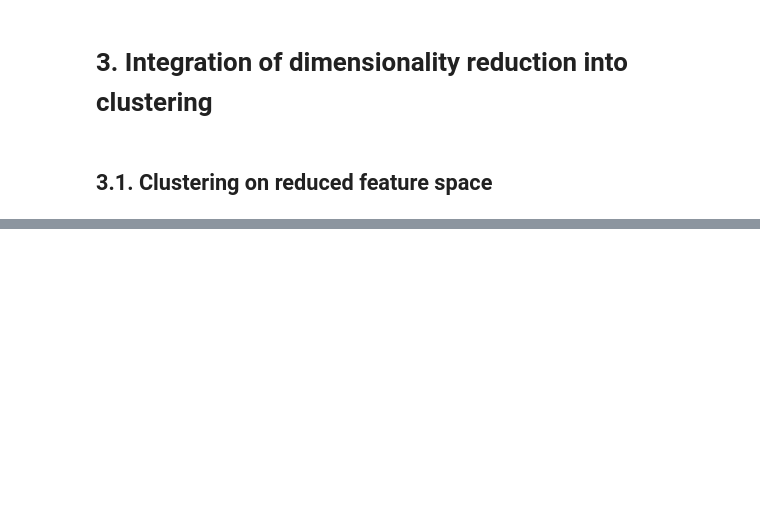
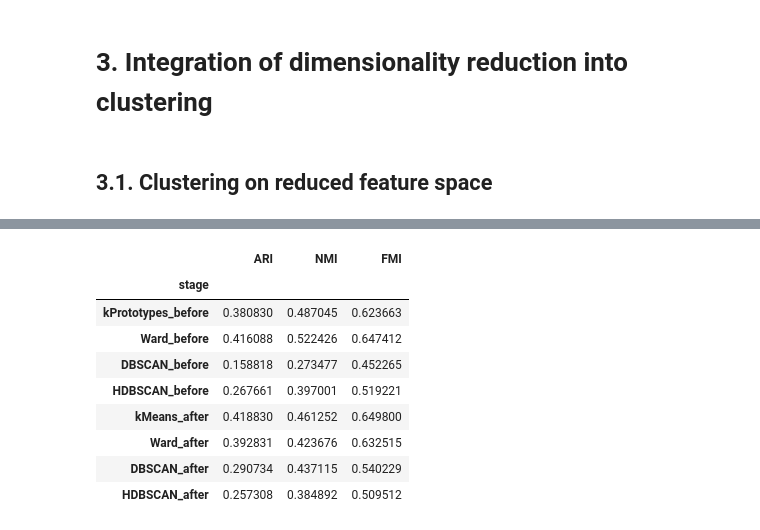
Before and after one commit to fehimecapar/Data-Science-For-Decision-Support, a Jupyter notebook: assignment4.ipynb, the cells around one changed output, grey strips where cells are left out. Saved outputs shown, nothing was run; the diff lists cells and outputs as text; code cells hidden in the pictures; blank space fills up the shorter version.

```diff
--- a/assignment4.ipynb
+++ b/assignment4.ipynb
@@ -1396,17 +1422,0 @@ Reduced-space labels computed: ['hc_ward_red', 'hc_avg_red', 'hc_compl_red', 'db
-# %%
-# Compare: how many objects stay in the same cluster
-rows = []
-for name_full, y_full in labels_full.items():
-    key = name_full.replace("_full","") + "_red"
-    if key in cluster_red:
-        treat_noise = any((x == -1) for x in y_full) or any((x == -1) for x in cluster_red[key])
-        m, r = best_overlap(y_full, cluster_red[key], treat_noise=treat_noise)
-        rows.append({
-            "method": name_full.replace("_full","").upper(),
-            "n_components(FAMD)": k_star,
-            "same_cluster_count": m,
-            "same_cluster_ratio": round(r, 3)
-        })
-
-comparison_df = pd.DataFrame(rows).sort_values("same_cluster_ratio", ascending=False)
-comparison_df
@@ -1577,0 +1558,67 @@ fig_tsne.show()
+# %%
+from sklearn.metrics import adjusted_rand_score, normalized_mutual_info_score, fowlkes_mallows_score
+from sklearn.metrics.cluster import contingency_matrix
+import numpy as np
+import pandas as pd
+
+y_true = df["Weight_bin"].values
+def ext_metrics(ytrue, ypred):
+    m = ypred != -1
+    if m.sum() == len(ypred):
+        return (adjusted_rand_score(ytrue, ypred),
+                normalized_mutual_info_score(ytrue, ypred),
+                fowlkes_mallows_score(ytrue, ypred))
+    elif m.sum() >= 2 and len(set(ypred[m])) > 1:
+        return (adjusted_rand_score(ytrue[m], ypred[m]),
+                normalized_mutual_info_score(ytrue[m], ypred[m]),
+                fowlkes_mallows_score(ytrue[m], ypred[m]))
+    else:
+        return (np.nan, np.nan, np.nan)
+
+agree_df = pd.DataFrame([
+    ["kPrototypes_before", *ext_metrics(y_true, labels_kp)],
+    ["Ward_before",        *ext_metrics(y_true, labels_ward)],
+    ["DBSCAN_before",      *ext_metrics(y_true, labels_db)],
+    ["HDBSCAN_before",     *ext_metrics(y_true, labels_hdb)],
+    ["kMeans_after",       *ext_metrics(y_true, kmeans_red)],
+    ["Ward_after",         *ext_metrics(y_true, ward_red)],
+    ["DBSCAN_after",       *ext_metrics(y_true, db_red)],
+    ["HDBSCAN_after",      *ext_metrics(y_true, hdb_red)],
+], columns=["stage","ARI","NMI","FMI"]).set_index("stage")
+display(agree_df)
+
+# Önce–Sonra etiket örtüşmesi ve ARI (etiketler arası)
+def label_agreement(y1, y2):
+    C = contingency_matrix(y1, y2)
+    return np.sum(np.max(C, axis=0)) / np.sum(C)
+
+pairs = [
+    ("kPrototypes_before","kMeans_after", labels_kp, kmeans_red),
+    ("Ward_before","Ward_after",         labels_ward, ward_red),
+    ("DBSCAN_before","DBSCAN_after",     labels_db,   db_red),
+    ("HDBSCAN_before","HDBSCAN_after",   labels_hdb,  hdb_red),
+]
+
+rows=[]
+for a,b,l1,l2 in pairs:
+    m = (l1!=-1) & (l2!=-1)
+    if m.sum()>0 and len(set(l1[m]))>1 and len(set(l2[m]))>1:
+        rows.append({"pair":f"{a} ↔ {b}",
+                     "label_agreement": label_agreement(l1[m], l2[m]),
+                     "ARI_between_labels": adjusted_rand_score(l1[m], l2[m])})
+    else:
+        rows.append({"pair":f"{a} ↔ {b}", "label_agreement": np.nan, "ARI_between_labels": np.nan})
+
+cmp_df = pd.DataFrame(rows)
+display(cmp_df)
+# %% [output]
+|  | ARI | NMI | FMI |
+| stage |  |  |  |
+| kPrototypes_before | 0.380830 | 0.487045 | 0.623663 |
+| Ward_before | 0.416088 | 0.522426 | 0.647412 |
+| DBSCAN_before | 0.158818 | 0.273477 | 0.452265 |
+| HDBSCAN_before | 0.267661 | 0.397001 | 0.519221 |
+| kMeans_after | 0.418830 | 0.461252 | 0.649800 |
+| Ward_after | 0.392831 | 0.423676 | 0.632515 |
+| DBSCAN_after | 0.290734 | 0.437115 | 0.540229 |
+| HDBSCAN_after | 0.257308 | 0.384892 | 0.509512 |
```
Also changed, not shown: parts of 54 cells of this notebook.
